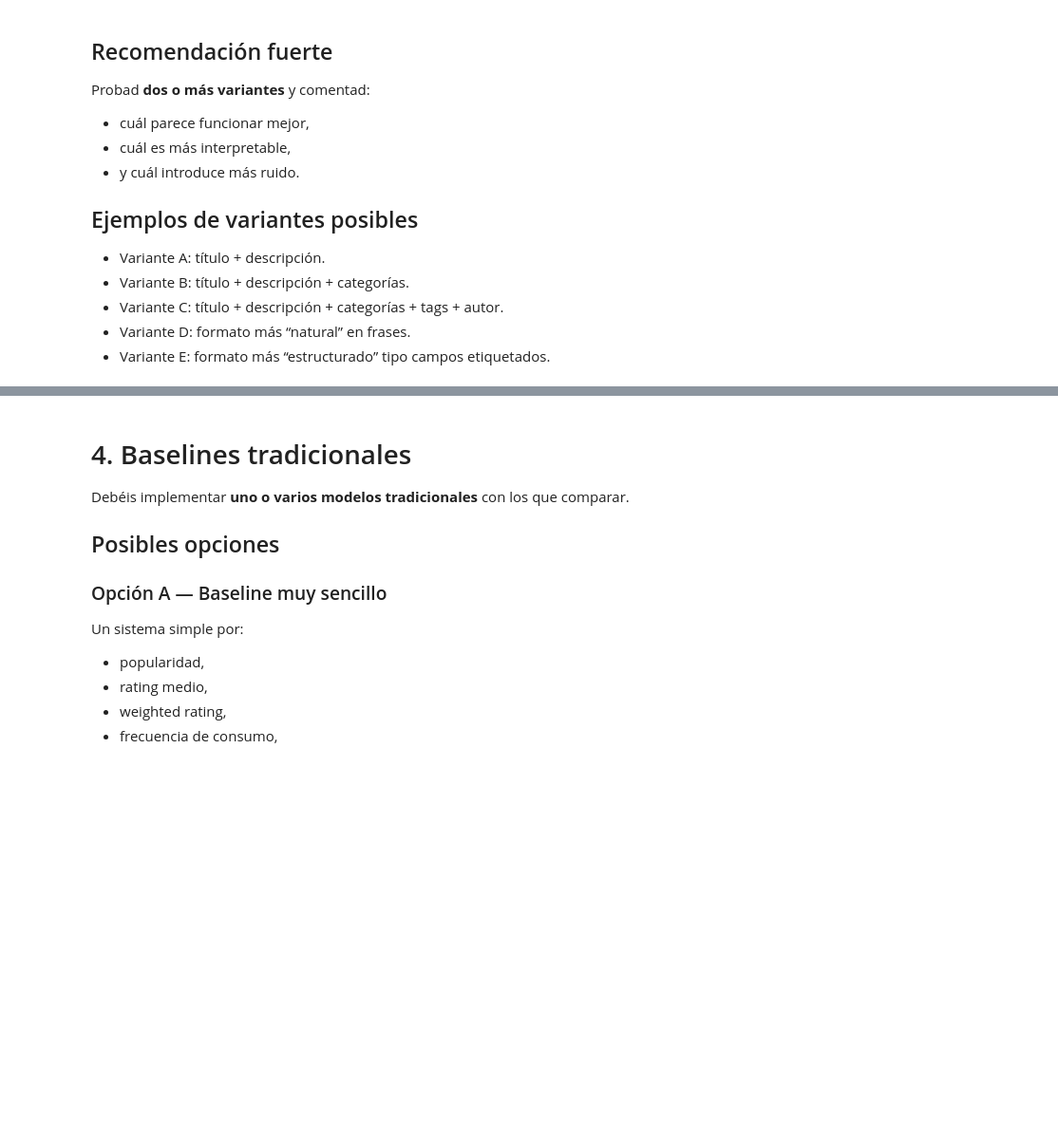
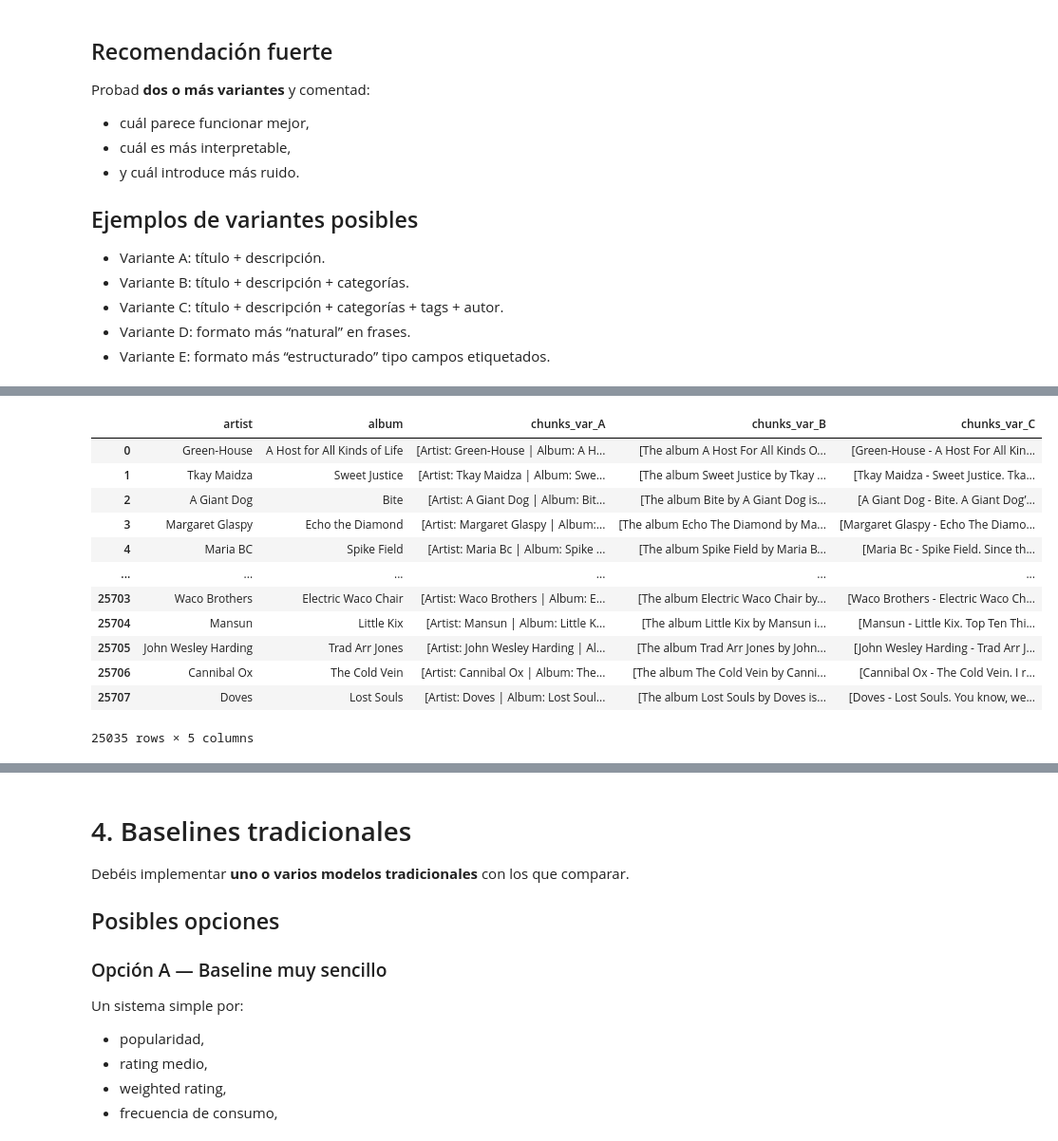
Before and after one commit to carlotaprosper/Music-Recommendator, a Jupyter notebook: enunciado_practica_recomendador_embeddings_modernos.ipynb, the cells around one changed output, grey strips where cells are left out. Shown at 95% size. Drawn from its saved outputs; the diff is of its cells as text; code cells hidden in the pictures; blank space fills up the shorter version.

```diff
--- a/enunciado_practica_recomendador_embeddings_modernos.ipynb
+++ b/enunciado_practica_recomendador_embeddings_modernos.ipynb
@@ -744,4 +757,51 @@ Probad **dos o más variantes** y comentad:
 # %%
-# TODO:
-# construir una o varias funciones que conviertan cada ítem en un string
-# justificar las decisiones tomadas
+music_final = music_final.sort_index(ascending=True)
+
+def representations(row):
+    # differenet variants
+    structured = []
+    nl = []
+    wo_noise = []
+
+    # metadata to be used
+    artist = str(row['artist']).title()
+    album = str(row['album']).title()
+    score = str(row['score'])
+
+    # join the different genres
+    genres = ", ".join(row['genre'])
+
+    chunks = row['review_chunks']
+
+    # structures with the chunks in different representations
+    for chunk in chunks:
+        phrase_A = 'Artist: ' + artist + ' | Album: ' + album + ' | Genre: ' + genres + ' | Score: ' + score + ' | Review: ' + chunk
+        structured.append(phrase_A)
+
+        phrase_B = 'The album ' + album + ' by ' + artist + ' is a ' + genres + ' record rated with a ' + score + ' out of 10 score. Reviewer said: ' + chunk
+        nl.append(phrase_B)
+
+        phrase_C = artist + ' - ' + album + '. ' + chunk
+        wo_noise.append(phrase_C)
+
+    return pd.Series([structured, nl, wo_noise])
+
+# new data frame with final chunks
+music_repres = music_final[['artist', 'album']].copy()
+music_repres[['chunks_var_A', 'chunks_var_B', 'chunks_var_C']] = music_final.apply(representations, axis=1)
+
+display(music_repres)
+# %% [output]
+|  | artist | album | chunks_var_A | chunks_var_B | chunks_var_C |
+| 0 | Green-House | A Host for All Kinds of Life | [Artist: Green-House | Album: A H... | [The album A Host For All Kinds O... | [Green-House - A Host For All Kin... |
+| 1 | Tkay Maidza | Sweet Justice | [Artist: Tkay Maidza | Album: Swe... | [The album Sweet Justice by Tkay ... | [Tkay Maidza - Sweet Justice. Tka... |
+| 2 | A Giant Dog | Bite | [Artist: A Giant Dog | Album: Bit... | [The album Bite by A Giant Dog is... | [A Giant Dog - Bite. A Giant Dog’... |
+| 3 | Margaret Glaspy | Echo the Diamond | [Artist: Margaret Glaspy | Album:... | [The album Echo The Diamond by Ma... | [Margaret Glaspy - Echo The Diamo... |
+| 4 | Maria BC | Spike Field | [Artist: Maria Bc | Album: Spike ... | [The album Spike Field by Maria B... | [Maria Bc - Spike Field. Since th... |
+| ... | ... | ... | ... | ... | ... |
+| 25703 | Waco Brothers | Electric Waco Chair | [Artist: Waco Brothers | Album: E... | [The album Electric Waco Chair by... | [Waco Brothers - Electric Waco Ch... |
+| 25704 | Mansun | Little Kix | [Artist: Mansun | Album: Little K... | [The album Little Kix by Mansun i... | [Mansun - Little Kix. Top Ten Thi... |
+| 25705 | John Wesley Harding | Trad Arr Jones | [Artist: John Wesley Harding | Al... | [The album Trad Arr Jones by John... | [John Wesley Harding - Trad Arr J... |
+| 25706 | Cannibal Ox | The Cold Vein | [Artist: Cannibal Ox | Album: The... | [The album The Cold Vein by Canni... | [Cannibal Ox - The Cold Vein. I r... |
+| 25707 | Doves | Lost Souls | [Artist: Doves | Album: Lost Soul... | [The album Lost Souls by Doves is... | [Doves - Lost Souls. You know, we... |
+25035 rows × 5 columns
```
Also changed, not shown: parts of 6 cells of this notebook, 1 other file.
